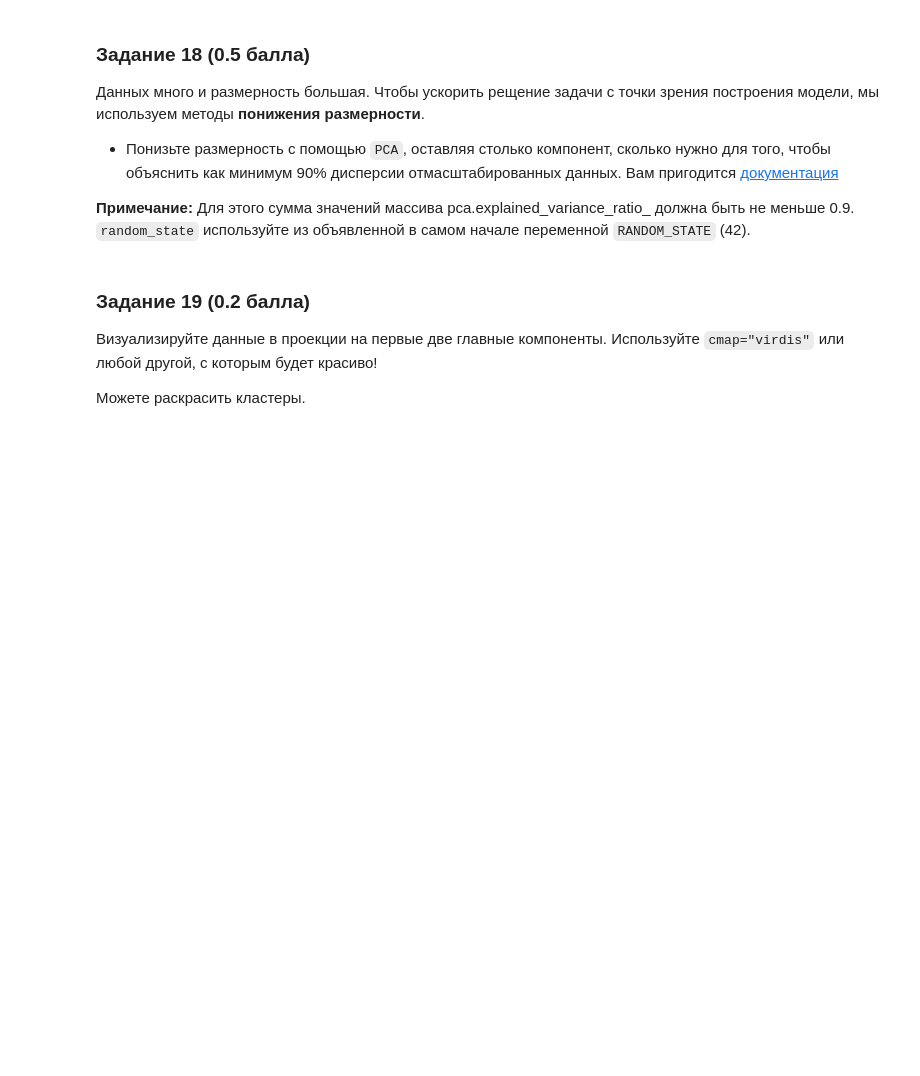
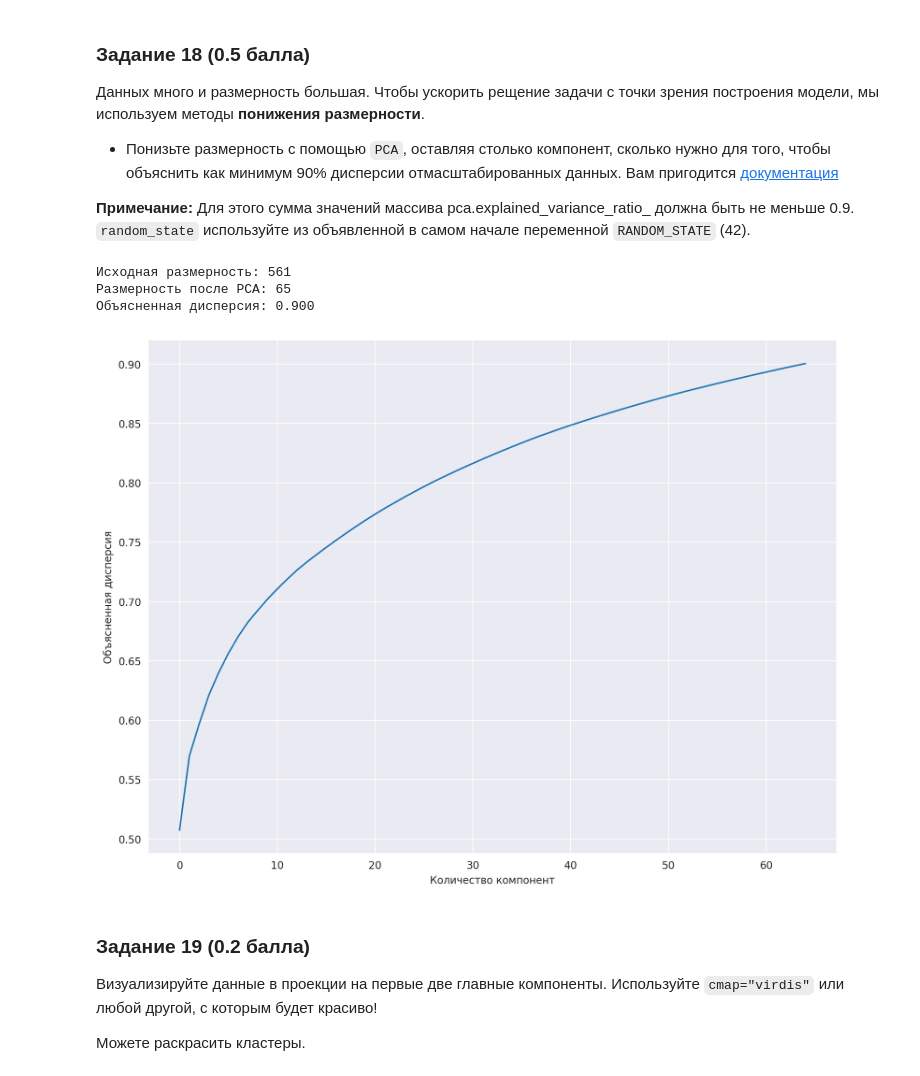
Before and after one commit to psaw/hse-ai24-ml, a Jupyter notebook: hw-5/AI_HW5_boosting_base.ipynb, the cells around one changed output. Cells and saved outputs as stored; diff of their text form; code cells hidden in the pictures; blank space fills up the shorter version.

```diff
--- a/hw-5/AI_HW5_boosting_base.ipynb
+++ b/hw-5/AI_HW5_boosting_base.ipynb
@@ -1386,7 +1386,8 @@ import seaborn as sns
 from matplotlib import pyplot as plt
 
 
-plt.style.use(['seaborn-darkgrid'])
+# plt.style.use(['seaborn-darkgrid'])
+sns.set_style("darkgrid")
 plt.rcParams['figure.figsize'] = (12, 9)
 plt.rcParams['font.family'] = 'DejaVu Sans'
 
@@ -1405,0 +1403,13 @@ y =
+# %%
+# Ваш код здесь
+
+# разделитель - любое количество пробелов, поэтому sep=r'\s+'
+X_train = pd.read_csv('samsung_har/samsung_train.txt', sep=r'\s+', header=None)
+X_test = pd.read_csv('samsung_har/samsung_test.txt', sep=r'\s+', header=None)
+y_train = pd.read_csv('samsung_har/samsung_train_labels.txt', header=None)
+y_test = pd.read_csv('samsung_har/samsung_test_labels.txt', header=None)
+
+X = pd.concat([X_train, X_test])
+y = pd.concat([y_train, y_test])
+
+print(X.shape, y.shape)
@@ -1417,3 +1427,10 @@ X_scaled =
+# %%
+# Ваш код здесь
+from sklearn.discriminant_analysis import StandardScaler
+
+scaler = StandardScaler()
+scaler.set_output(transform="pandas")
+X = scaler.fit_transform(X)
 # %% [markdown]
 ### **Задание 18 (0.5 балла)**
 
@@ -1430,3 +1443,28 @@ X_pca =
+# %%
+# Ваш код здесь
+from sklearn.decomposition import PCA
+
+# Инициализируем PCA с параметром n_components=0.9
+# Это означает "сохранить столько компонент, чтобы объяснить 90% дисперсии"
+pca = PCA(n_components=0.9, random_state=RANDOM_STATE)
+
+X_pca = pca.fit_transform(X)
+
+print(f"Исходная размерность: {X.shape[1]}")
+print(f"Размерность после PCA: {X_pca.shape[1]}")
+print(f"Объясненная дисперсия: {pca.explained_variance_ratio_.sum():.3f}")
+
+# Можно также посмотреть вклад каждой компоненты
+plt.plot(np.cumsum(pca.explained_variance_ratio_))
+plt.xlabel('Количество компонент')
+plt.ylabel('Объясненная дисперсия')
+plt.grid(True)
+plt.show()
+# %% [output]
+Исходная размерность: 561
+Размерность после PCA: 65
+Объясненная дисперсия: 0.900
+[figure, added]
 # %% [markdown]
 ### **Задание 19 (0.2 балла)**
 
```
Also changed, not shown: parts of 20 cells of this notebook.
